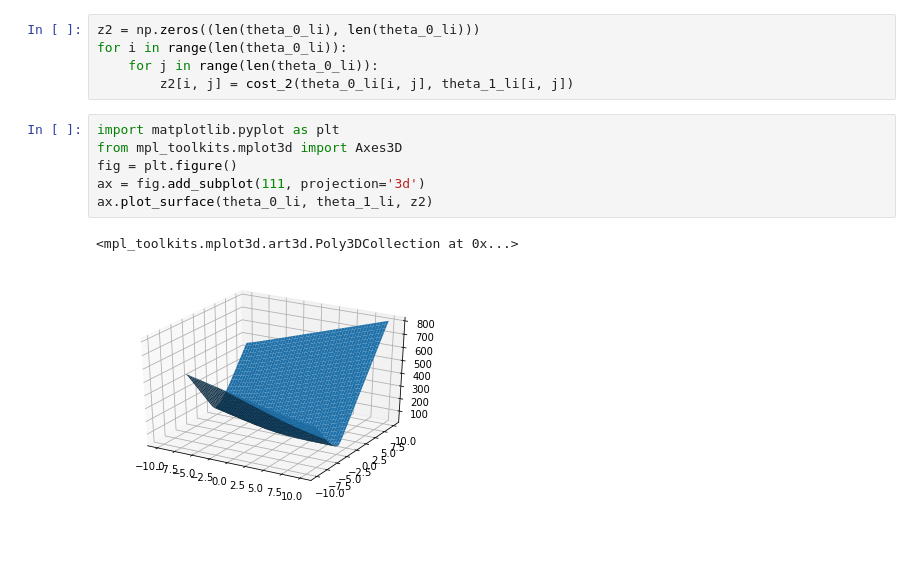
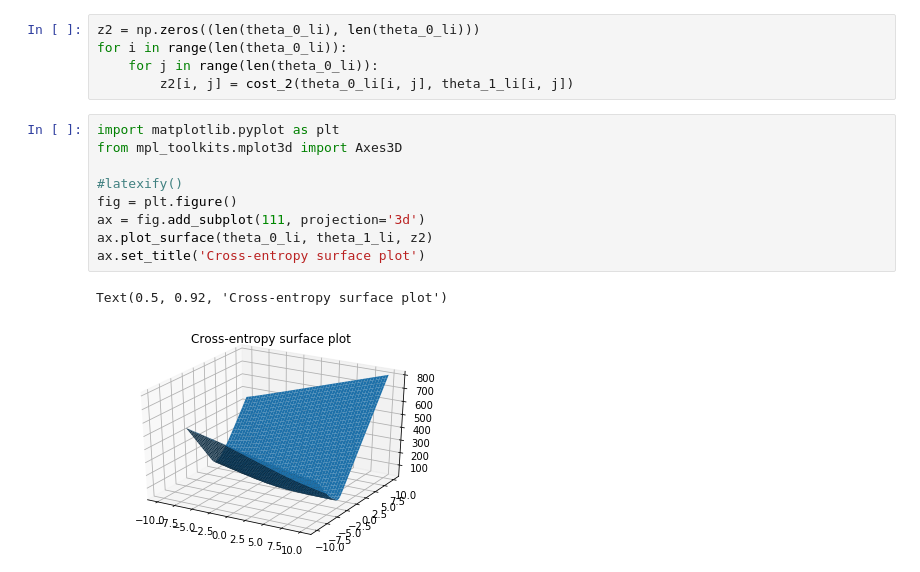
Before and after one commit to nipunbatra/ml-teaching, a Jupyter notebook: notebooks/logistic-regression-cost.ipynb, the cells around one changed output. Cells and saved outputs as stored; diff of their text form; blank space fills up the shorter version.

```diff
--- a/notebooks/logistic-regression-cost.ipynb
+++ b/notebooks/logistic-regression-cost.ipynb
@@ -83,9 +89,12 @@ for i in range(len(theta_0_li)):
 # %%
 import matplotlib.pyplot as plt
 from mpl_toolkits.mplot3d import Axes3D
+
+#latexify()
 fig = plt.figure()
 ax = fig.add_subplot(111, projection='3d')
 ax.plot_surface(theta_0_li, theta_1_li, z2)
+ax.set_title('Cross-entropy surface plot')
 # %% [output]
-<mpl_toolkits.mplot3d.art3d.Poly3DCollection at 0x...>
+Text(0.5, 0.92, 'Cross-entropy surface plot')
-[figure, old version]
+[figure, new version]
```
Also changed, not shown: parts of 5 cells of this notebook, 3 other files.
